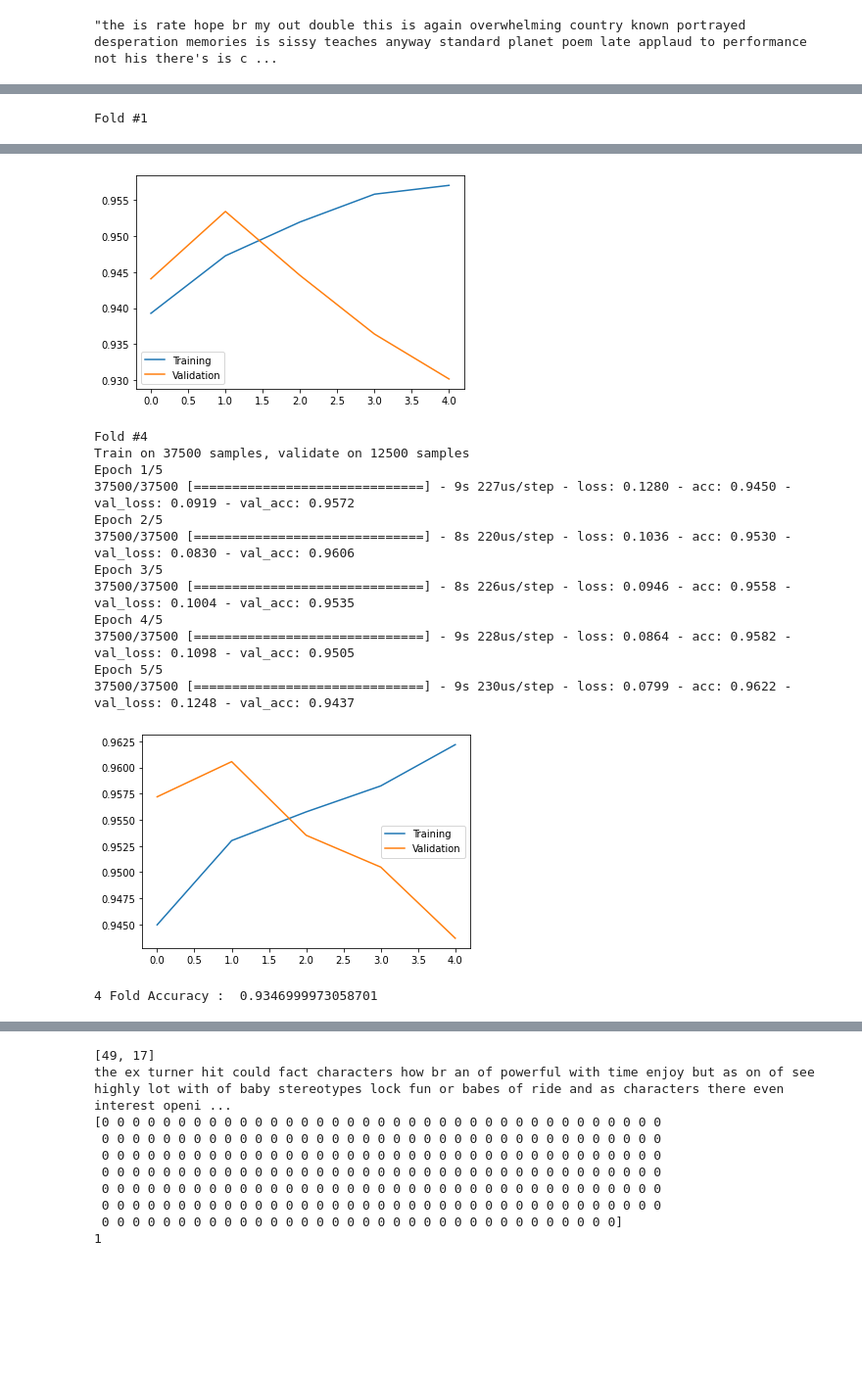
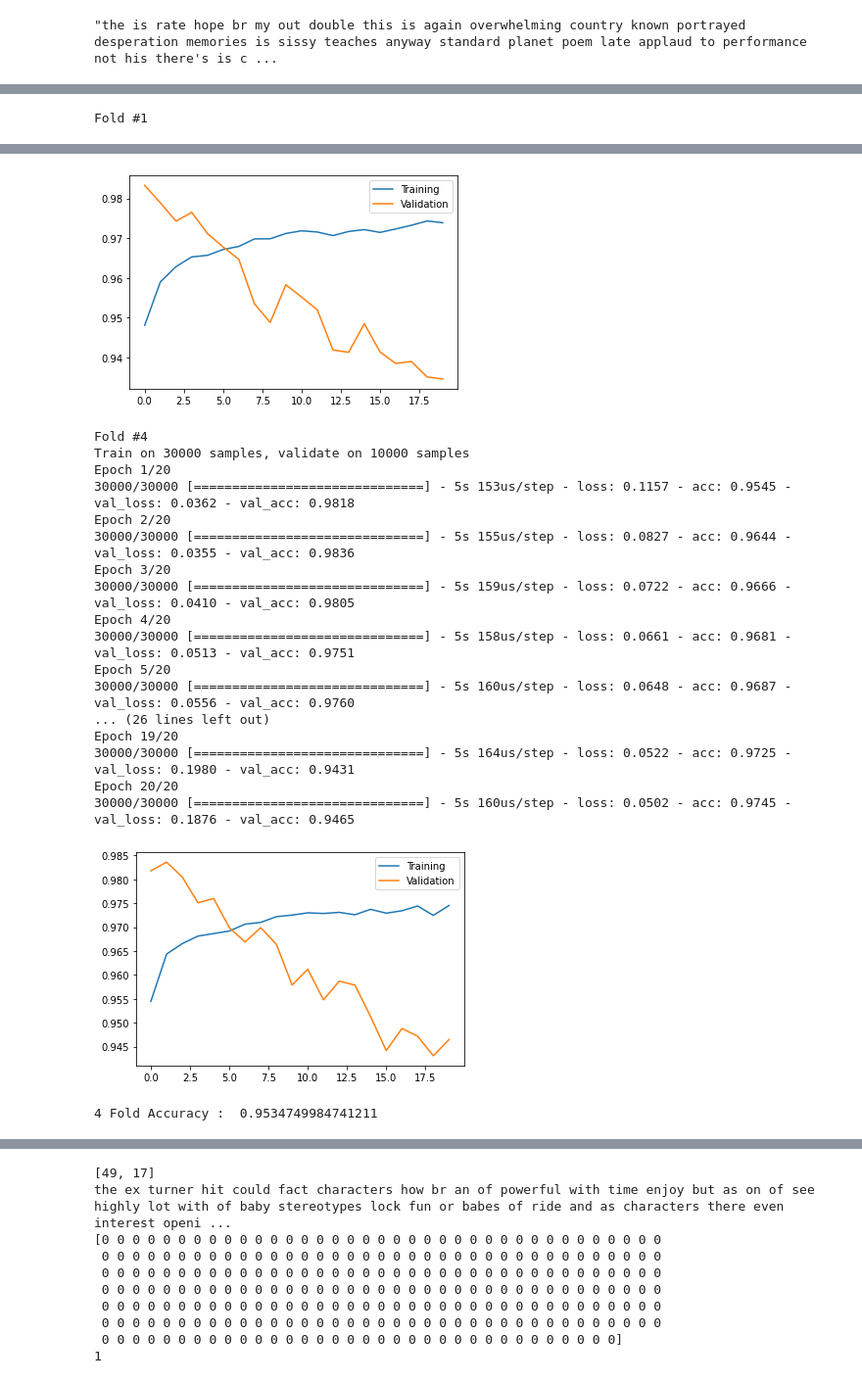
Before and after one commit to ahmedaashraf/Movie-Review-Classification, a Jupyter notebook: MovieReviewClassification.ipynb, the cells around one changed output, grey strips where cells are left out. Shown at 98% size. Cells and saved outputs as stored; diff of their text form; code cells hidden in the pictures; blank space fills up the shorter version.

```diff
--- a/MovieReviewClassification.ipynb
+++ b/MovieReviewClassification.ipynb
@@ -33,8 +17,12 @@ X_train.shape
 # %% [output]
 (25000,)
 # %%
+from sklearn.model_selection import train_test_split
+
 features = np.concatenate((X_train,X_test),axis=0)
 label = np.concatenate((y_train,y_test),axis=0)
+
+features_train, features_test, label_train, label_test = train_test_split(features, label, test_size=0.2, random_state=42)
 # %%
 features.shape
 # %% [output]
@@ -66,8 +56,11 @@ def decode(review):  # This function transforms the numeric list into the actual
 # %%
 from keras.preprocessing.sequence import pad_sequences
 features = pad_sequences(features, padding = 'post', maxlen = 256)
+features_train = pad_sequences(features_train, padding = 'post', maxlen = 256)
+features_test = pad_sequences(features_test, padding = 'post', maxlen = 256)
 
-print (len(features[0]))
+print(len(features_train[0]))
+print (len(features_test[0]))
 decode (features[0])
 # %% [output]
 256
@@ -93,11 +87,11 @@ import pandas as pd
 # %%
 model = Sequential([
 
-    Embedding(10000,32),
+    Embedding(10000,16),
     GlobalAveragePooling1D(),
-    Dense(32,activation=activation1),
+    Dense(16,activation=activation1),
     Dropout(0.5),
-    Dense(32,activation=activation1),
+    Dense(16,activation=activation1),
     Dense(1,activation=activation2),
 
 ])
@@ -145,20 +139,20 @@ fold = 0
 accu = []
 
 
-for train, test in skf.split(features,label,groups=None):
+for train, test in skf.split(features_train,label_train,groups=None):
     fold+=1
     print(f"Fold #{fold}")
 
-    features_train = features[train]
-    label_train = label[train]
-    features_test = features[test]
-    label_test = label[test]
+    features_train_ = features_train[train]
+    label_train_ = label_train[train]
+    features_test_ = features_train[test]
+    label_test_ = label_train[test]
 
 
-    E = 5
+    E = 20
     h = model.fit(
-        features_train, label_train,
-        validation_data=(features_test,label_test),
+        features_train_, label_train_,
+        validation_data=(features_test_,label_test_),
         epochs = E,
     )
 
@@ -210,17 +220,22 @@ Epoch 5/5
-[figure, old version]
+[figure, new version]
 Fold #4
-Train on 37500 samples, validate on 12500 samples
-Epoch 1/5
-37500/37500 [==============================] - 9s 227us/step - loss: 0.1280 - acc: 0.9450 - val_loss: 0.0919 - val_acc: 0.9572
-Epoch 2/5
-37500/37500 [==============================] - 8s 220us/step - loss: 0.1036 - acc: 0.9530 - val_loss: 0.0830 - val_acc: 0.9606
-Epoch 3/5
-37500/37500 [==============================] - 8s 226us/step - loss: 0.0946 - acc: 0.9558 - val_loss: 0.1004 - val_acc: 0.9535
-Epoch 4/5
-37500/37500 [==============================] - 9s 228us/step - loss: 0.0864 - acc: 0.9582 - val_loss: 0.1098 - val_acc: 0.9505
-Epoch 5/5
-37500/37500 [==============================] - 9s 230us/step - loss: 0.0799 - acc: 0.9622 - val_loss: 0.1248 - val_acc: 0.9437
+Train on 30000 samples, validate on 10000 samples
+Epoch 1/20
+30000/30000 [==============================] - 5s 153us/step - loss: 0.1157 - acc: 0.9545 - val_loss: 0.0362 - val_acc: 0.9818
+Epoch 2/20
+30000/30000 [==============================] - 5s 155us/step - loss: 0.0827 - acc: 0.9644 - val_loss: 0.0355 - val_acc: 0.9836
+Epoch 3/20
+30000/30000 [==============================] - 5s 159us/step - loss: 0.0722 - acc: 0.9666 - val_loss: 0.0410 - val_acc: 0.9805
+Epoch 4/20
+30000/30000 [==============================] - 5s 158us/step - loss: 0.0661 - acc: 0.9681 - val_loss: 0.0513 - val_acc: 0.9751
+Epoch 5/20
+30000/30000 [==============================] - 5s 160us/step - loss: 0.0648 - acc: 0.9687 - val_loss: 0.0556 - val_acc: 0.9760
+... (26 lines left out)
+Epoch 19/20
+30000/30000 [==============================] - 5s 164us/step - loss: 0.0522 - acc: 0.9725 - val_loss: 0.1980 - val_acc: 0.9431
+Epoch 20/20
+30000/30000 [==============================] - 5s 160us/step - loss: 0.0502 - acc: 0.9745 - val_loss: 0.1876 - val_acc: 0.9465
-[figure, old version]
+[figure, new version]
 # %%
 len = 0
 sum = 0.0
@@ -230,4 +245,4 @@ for i in accu:
 
 print("{} Fold Accuracy : ".format(fold_num) , sum/len)
 # %% [output]
-4 Fold Accuracy :  0.9346999973058701
+4 Fold Accuracy :  0.9534749984741211
```
Also changed, not shown: parts of 7 cells of this notebook.
